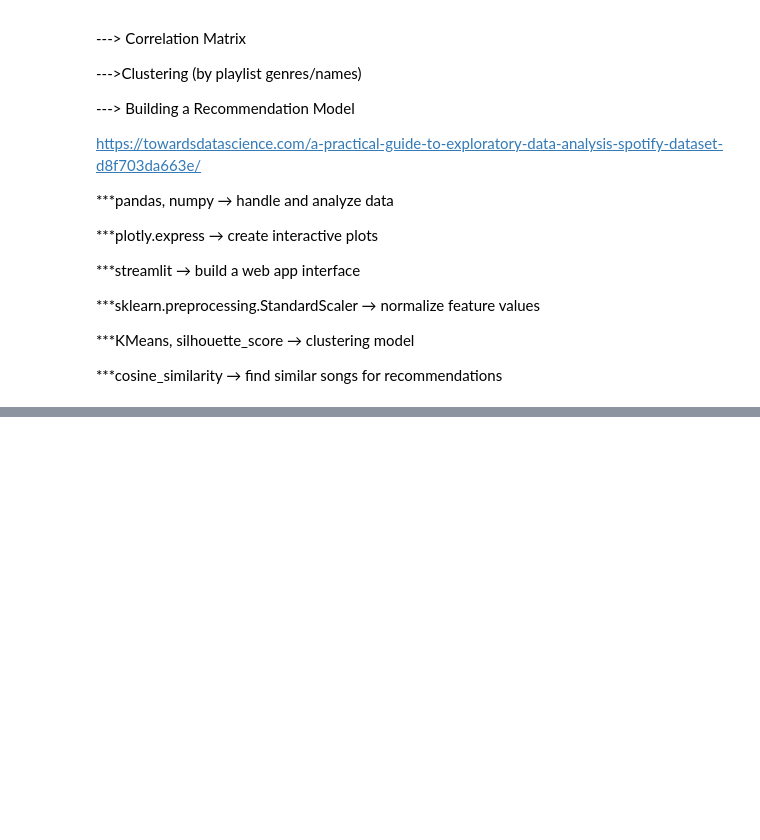
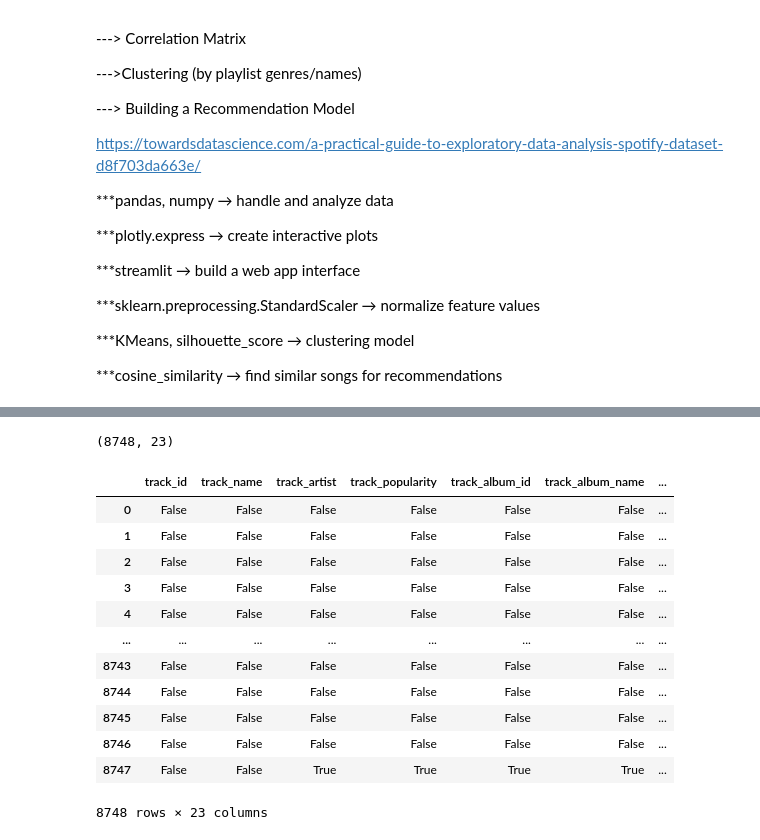
Before and after one commit to Madhu2s6361/Project-2_Spotify-AI-Intern-, a Jupyter notebook: Project_2_Spotify_.ipynb, the cells around one changed output, grey strips where cells are left out. Saved outputs shown, nothing was run; the diff lists cells and outputs as text; code cells hidden in the pictures; blank space fills up the shorter version.

```diff
--- a/Project_2_Spotify_.ipynb
+++ b/Project_2_Spotify_.ipynb
@@ -38,0 +44,2 @@ https://towardsdatascience.com/a-practical-guide-to-exploratory-data-analysis-sp
+# %%
+df= pd.read_csv("Spotify.csv")
@@ -38,0 +86,20 @@ https://towardsdatascience.com/a-practical-guide-to-exploratory-data-analysis-sp
+# %%
+df.shape
+# %% [output]
+(8748, 23)
+# %%
+df.isnull()
+# %% [output]
+|  | track_id | track_name | track_artist | track_popularity | track_album_id | track_album_name | ... |
+| 0 | False | False | False | False | False | False | ... |
+| 1 | False | False | False | False | False | False | ... |
+| 2 | False | False | False | False | False | False | ... |
+| 3 | False | False | False | False | False | False | ... |
+| 4 | False | False | False | False | False | False | ... |
+| ... | ... | ... | ... | ... | ... | ... | ... |
+| 8743 | False | False | False | False | False | False | ... |
+| 8744 | False | False | False | False | False | False | ... |
+| 8745 | False | False | False | False | False | False | ... |
+| 8746 | False | False | False | False | False | False | ... |
+| 8747 | False | False | True | True | True | True | ... |
+8748 rows × 23 columns
```
Also changed, not shown: parts of 31 cells of this notebook.
